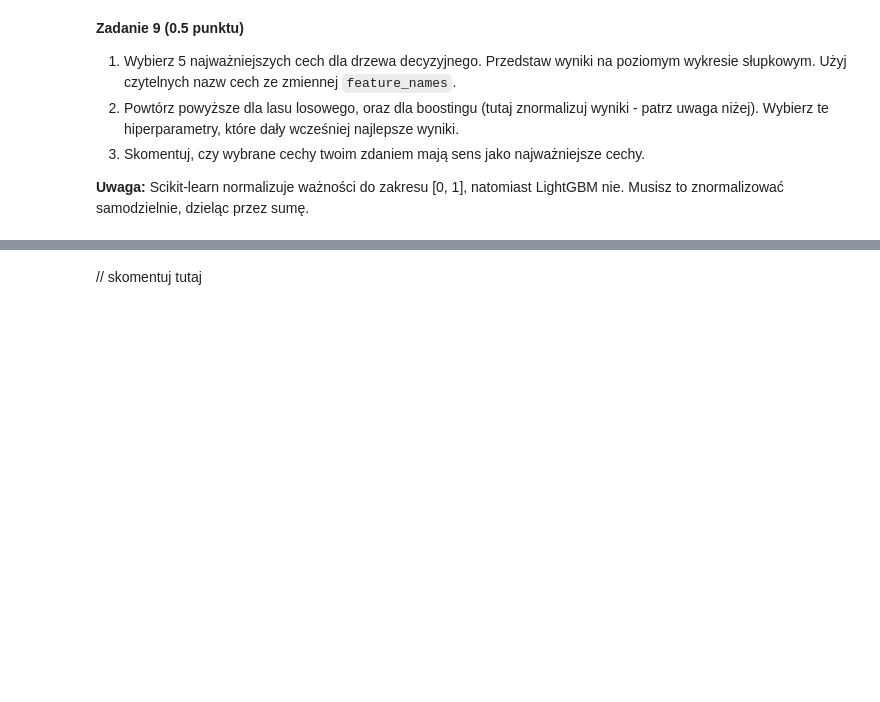
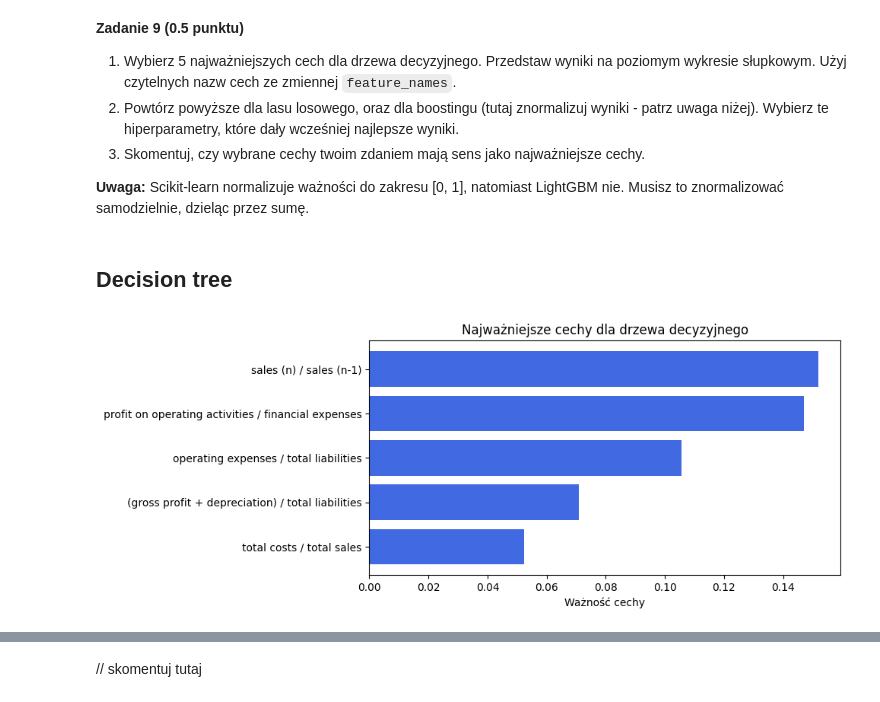
Before and after one commit to krudny/Introduction-to-artificial-inteligence, a Jupyter notebook: Lab2-decision-trees/lab_2.ipynb, the cells around one changed output, grey strips where cells are left out. Drawn from its saved outputs; the diff is of its cells as text; code cells hidden in the pictures; blank space fills up the shorter version.

Commit message:
Added charts

```diff
--- a/Lab2-decision-trees/lab_2.ipynb
+++ b/Lab2-decision-trees/lab_2.ipynb
@@ -520,0 +556,16 @@ Ze względu na powyższe, ważności cech normalizuje się często do zakresu [0
+# %% [markdown]
+## Decision tree
+# %%
+import numpy as np
+
+importances = decision_tree.feature_importances_
+indices = np.argsort(importances)[-5:]
+
+plt.figure(figsize=(8, 4))
+plt.barh(range(5), importances[indices], color='royalblue', align='center')
+plt.yticks(range(5), [feature_names[i] for i in indices])
+plt.xlabel("Ważność cechy")
+plt.title("Najważniejsze cechy dla drzewa decyzyjnego")
+plt.show()
+# %% [output]
+[figure, added]
```
Also changed, not shown: parts of 15 cells of this notebook.
